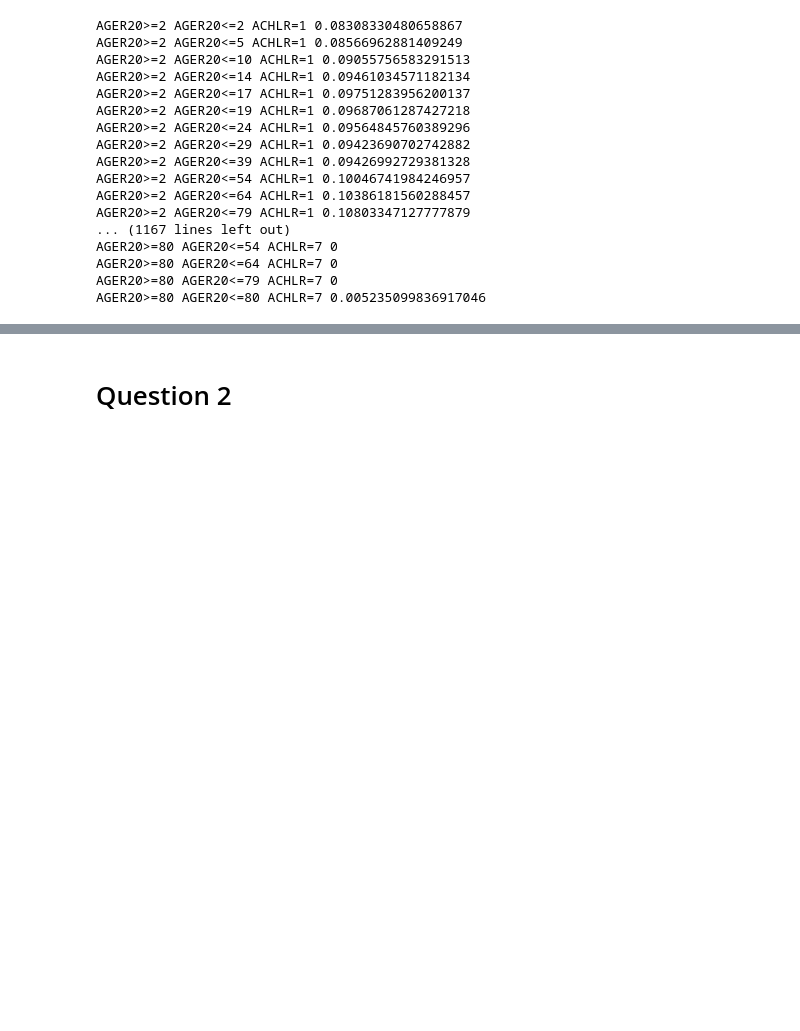
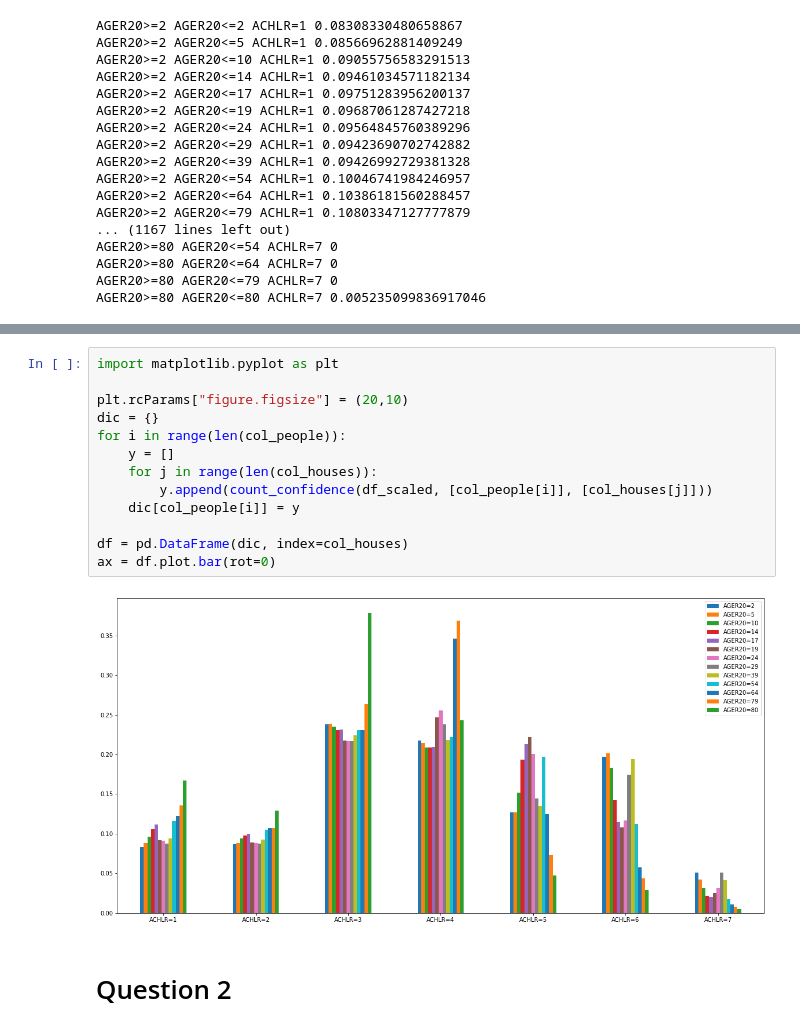
Before and after one commit to PiCindy/Data-mining, a Jupyter notebook: code/project.ipynb, the cells around one changed output, grey strips where cells are left out. Cells and saved outputs as stored; diff of their text form; blank space fills up the shorter version.

```diff
--- a/code/project.ipynb
+++ b/code/project.ipynb
@@ -445,3 +537,18 @@ AGER20>=80 AGER20<=80 ACHLR=7 0.005235099836917046
+# %%
+import matplotlib.pyplot as plt
+
+plt.rcParams["figure.figsize"] = (20,10)
+dic = {}
+for i in range(len(col_people)):
+    y = []
+    for j in range(len(col_houses)):
+        y.append(count_confidence(df_scaled, [col_people[i]], [col_houses[j]]))
+    dic[col_people[i]] = y
+
+df = pd.DataFrame(dic, index=col_houses)
+ax = df.plot.bar(rot=0)
+# %% [output]
+[figure, added]
 # %% [markdown]
 # Question 2
 # %%
```
Also changed, not shown: parts of 42 cells of this notebook.
